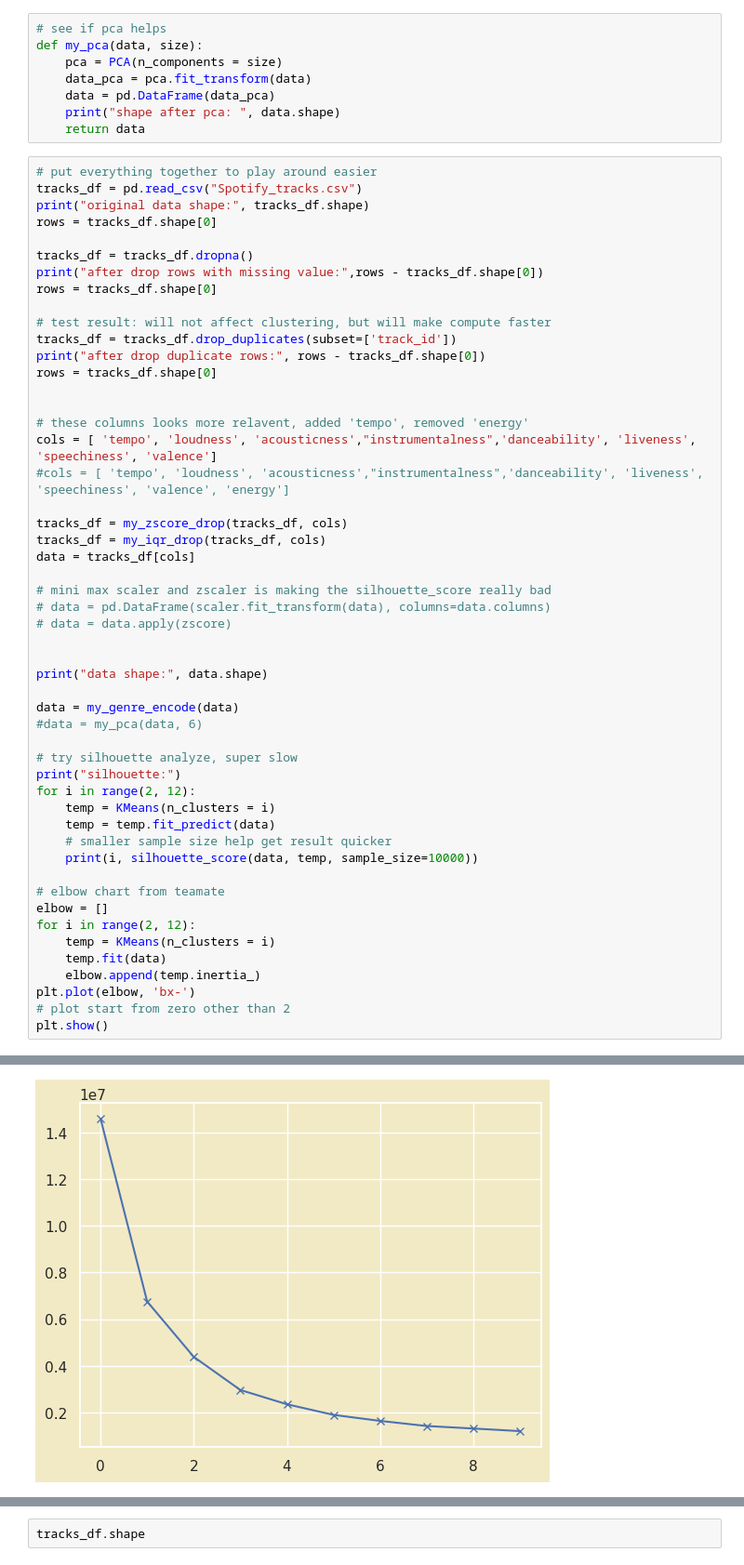
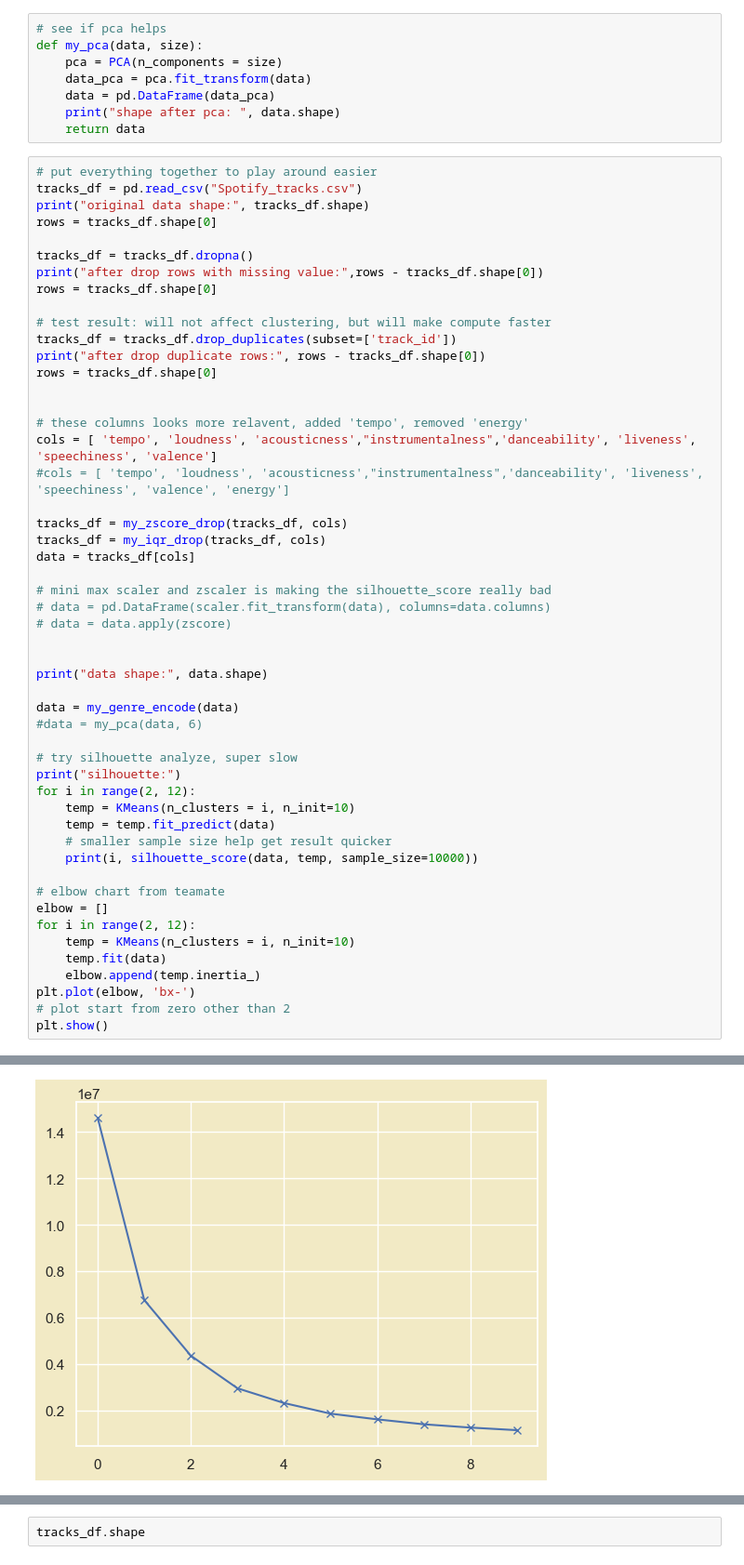
Before and after one commit to monkeygang222/assignment1.4, a Jupyter notebook: 27.ipynb, the cells around one changed output, grey strips where cells are left out. Shown at 93% size. Cells and saved outputs as stored; diff of their text form.

```diff
--- a/27.ipynb
+++ b/27.ipynb
@@ -195,7 +195,7 @@ data = my_genre_encode(data)
 # try silhouette analyze, super slow
 print("silhouette:")
 for i in range(2, 12):
-    temp = KMeans(n_clusters = i)
+    temp = KMeans(n_clusters = i, n_init=10)
     temp = temp.fit_predict(data)
     # smaller sample size help get result quicker
     print(i, silhouette_score(data, temp, sample_size=10000))
@@ -203,7 +203,7 @@ for i in range(2, 12):
 # elbow chart from teamate
 elbow = []
 for i in range(2, 12):
-    temp = KMeans(n_clusters = i)
+    temp = KMeans(n_clusters = i, n_init=10)
     temp.fit(data)
     elbow.append(temp.inertia_)
 plt.plot(elbow, 'bx-')
@@ -230,3 +230,3 @@ after IQR drop  tempo : 313
-[figure, old version]
+[figure, new version]
 # %%
 # make kmeans cluster
```
Also changed, not shown: parts of 12 cells of this notebook, 3 other files.
